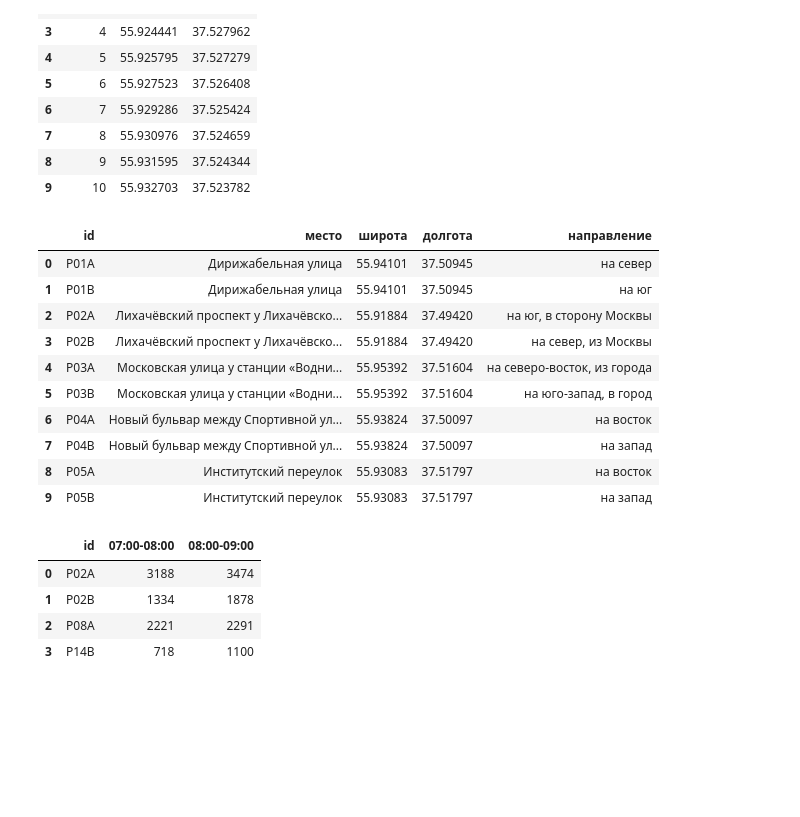
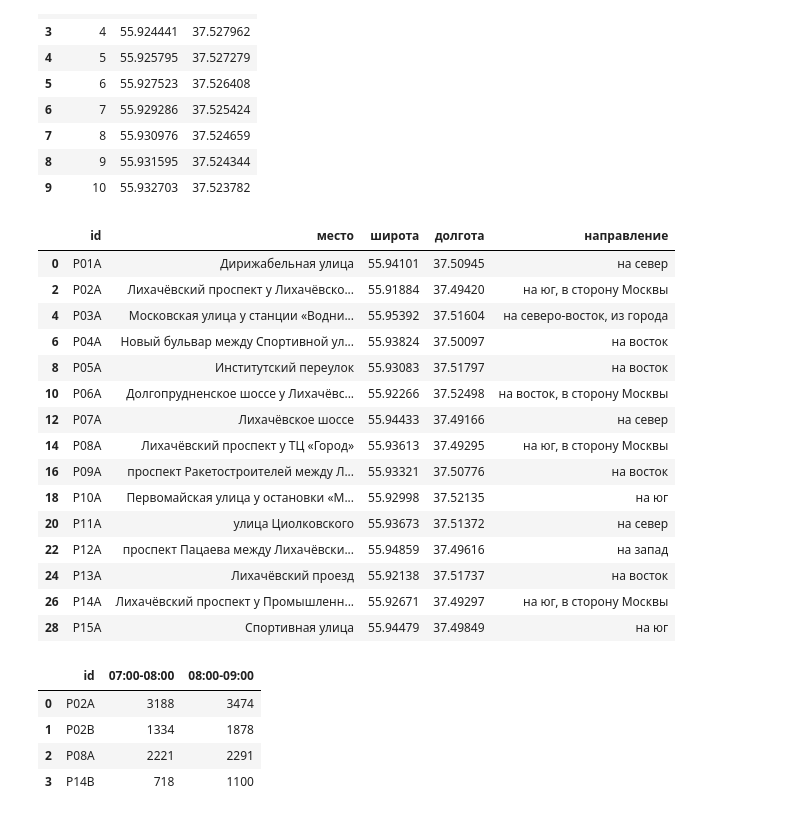
Before and after one commit to MaRKoFpr/tbc_pj, a Jupyter notebook: notebooks/show_res.ipynb, the cells around one changed output. Drawn from its saved outputs; the diff is of its cells as text; code cells hidden in the pictures; blank space fills up the shorter version.

```diff
--- a/notebooks/show_res.ipynb
+++ b/notebooks/show_res.ipynb
@@ -41,19 +44,24 @@ area_df.head(10)
 | 8 | 9 | 55.931595 | 37.524344 |
 | 9 | 10 | 55.932703 | 37.523782 |
 # %%
-points_df.head(10)
+points_df.drop_duplicates(subset=['широта','долгота'])
 # %% [output]
 |  | id | место | широта | долгота | направление |
 | 0 | P01A | Дирижабельная улица | 55.94101 | 37.50945 | на север |
-| 1 | P01B | Дирижабельная улица | 55.94101 | 37.50945 | на юг |
 | 2 | P02A | Лихачёвский проспект у Лихачёвско... | 55.91884 | 37.49420 | на юг, в сторону Москвы |
-| 3 | P02B | Лихачёвский проспект у Лихачёвско... | 55.91884 | 37.49420 | на север, из Москвы |
 | 4 | P03A | Московская улица у станции «Водни... | 55.95392 | 37.51604 | на северо-восток, из города |
-| 5 | P03B | Московская улица у станции «Водни... | 55.95392 | 37.51604 | на юго-запад, в город |
 | 6 | P04A | Новый бульвар между Спортивной ул... | 55.93824 | 37.50097 | на восток |
-| 7 | P04B | Новый бульвар между Спортивной ул... | 55.93824 | 37.50097 | на запад |
 | 8 | P05A | Институтский переулок | 55.93083 | 37.51797 | на восток |
-| 9 | P05B | Институтский переулок | 55.93083 | 37.51797 | на запад |
+| 10 | P06A | Долгопрудненское шоссе у Лихачёвс... | 55.92266 | 37.52498 | на восток, в сторону Москвы |
+| 12 | P07A | Лихачёвское шоссе | 55.94433 | 37.49166 | на север |
+| 14 | P08A | Лихачёвский проспект у ТЦ «Город» | 55.93613 | 37.49295 | на юг, в сторону Москвы |
+| 16 | P09A | проспект Ракетостроителей между Л... | 55.93321 | 37.50776 | на восток |
+| 18 | P10A | Первомайская улица у остановки «М... | 55.92998 | 37.52135 | на юг |
+| 20 | P11A | улица Циолковского | 55.93673 | 37.51372 | на север |
+| 22 | P12A | проспект Пацаева между Лихачёвски... | 55.94859 | 37.49616 | на запад |
+| 24 | P13A | Лихачёвский проезд | 55.92138 | 37.51737 | на восток |
+| 26 | P14A | Лихачёвский проспект у Промышленн... | 55.92671 | 37.49297 | на юг, в сторону Москвы |
+| 28 | P15A | Спортивная улица | 55.94479 | 37.49849 | на юг |
 # %%
 calibration_df.head(5)
 # %% [output]
```
Also changed, not shown: parts of 15 cells of this notebook, 9 other files.
